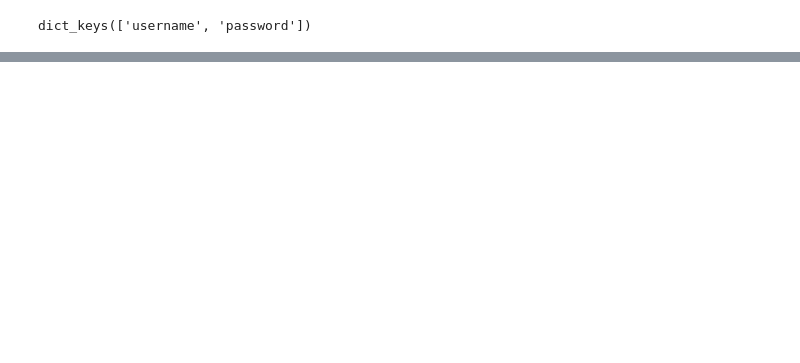
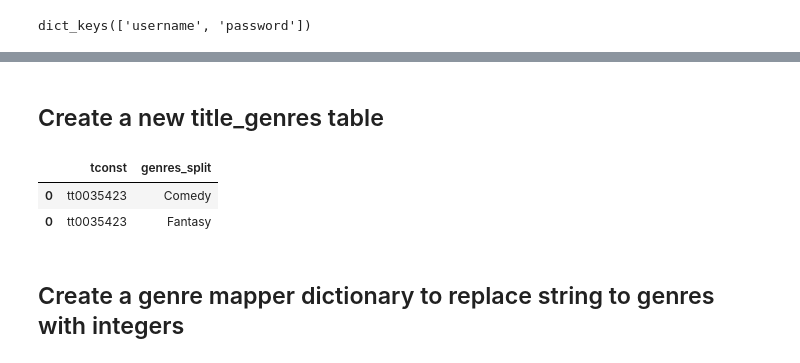
Before and after one commit to patelmedha/IMDB-Movie-Ratings, a Jupyter notebook: Part 3- MySQL Database.ipynb, the cells around one changed output, grey strips where cells are left out. Saved outputs shown, nothing was run; the diff lists cells and outputs as text; code cells hidden in the pictures; blank space fills up the shorter version.

```diff
--- a/Part 3- MySQL Database.ipynb
+++ b/Part 3- MySQL Database.ipynb
@@ -33,0 +148,11 @@ OperationalError: (pymysql.err.OperationalError) (2003, "Can't connect to MySQL
+# %% [markdown]
+## Create a new title_genres table
+# %%
+title_genres = exploded_genres[['tconst', 'genres_split']].copy()
+title_genres.head(2)
+# %% [output]
+|  | tconst | genres_split |
+| 0 | tt0035423 | Comedy |
+| 0 | tt0035423 | Fantasy |
+# %% [markdown]
+## Create a genre mapper dictionary to replace string to genres with integers
```
Also changed, not shown: parts of 23 cells of this notebook.
